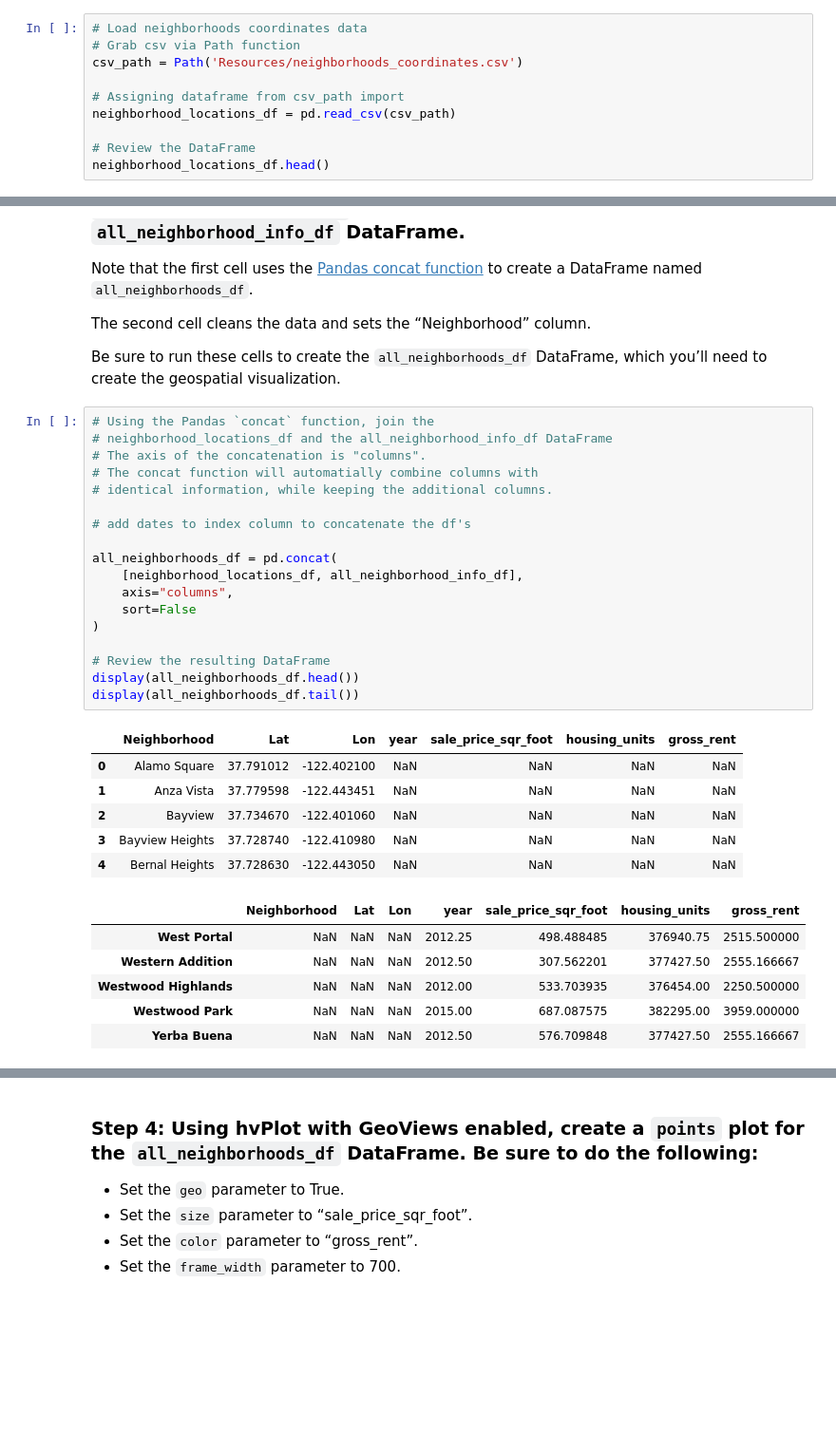
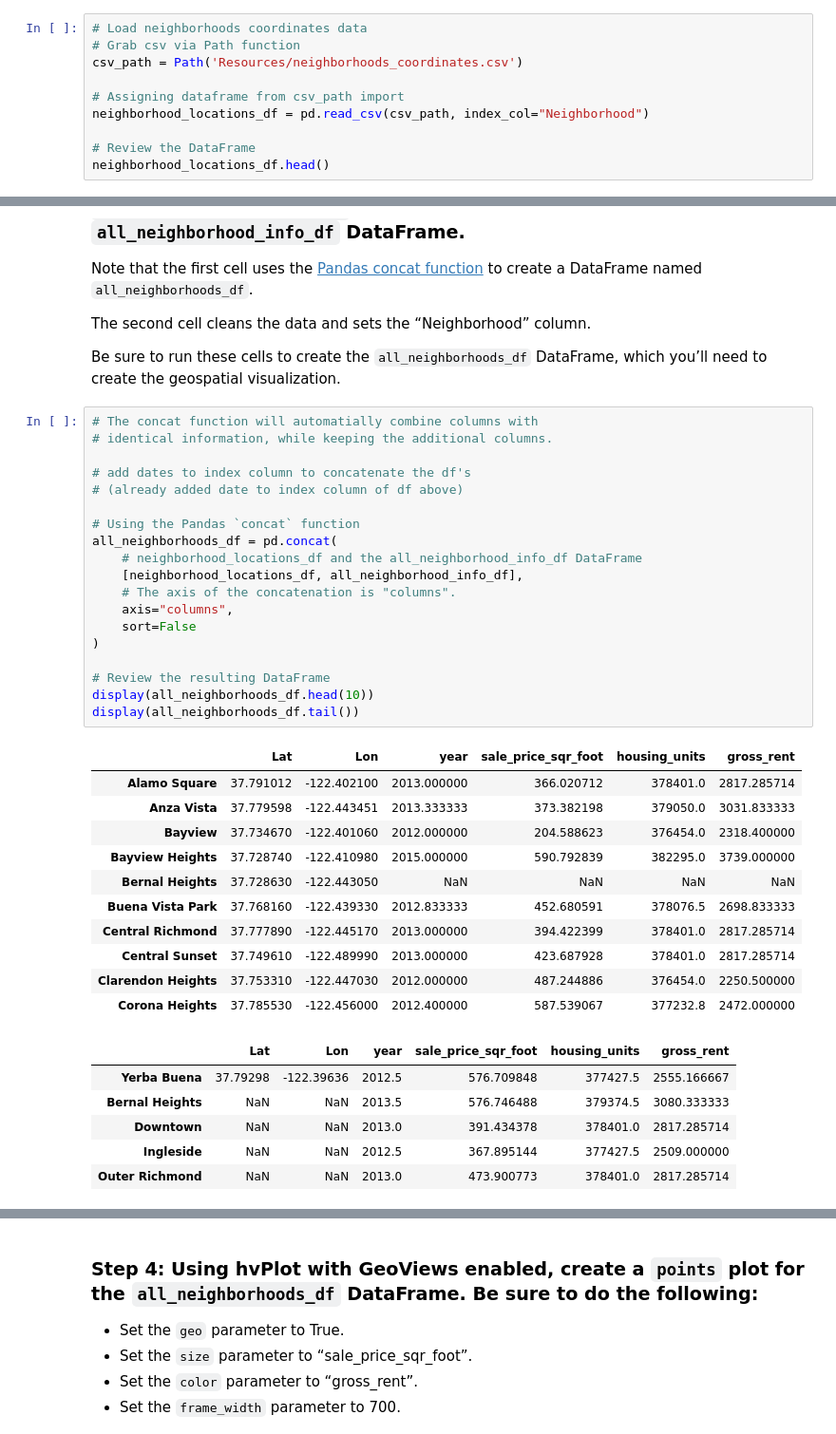
Before and after one commit to AndrewRBader/module6_challenge, a Jupyter notebook: san_francisco_housing.ipynb, the cells around one changed output, grey strips where cells are left out. Shown at 95% size. Drawn from its saved outputs; the diff is of its cells as text; blank space fills up the shorter version.

```diff
--- a/san_francisco_housing.ipynb
+++ b/san_francisco_housing.ipynb
@@ -441,7 +441,7 @@ Note that your resulting plot should appear similar to the following image:
 csv_path = Path('Resources/neighborhoods_coordinates.csv')
 
 # Assigning dataframe from csv_path import
-neighborhood_locations_df = pd.read_csv(csv_path)
+neighborhood_locations_df = pd.read_csv(csv_path, index_col="Neighborhood")
 
 # Review the DataFrame
 neighborhood_locations_df.head()
@@ -477,36 +483,42 @@ The second cell cleans the data and sets the “Neighborhood” column.
 
 Be sure to run these cells to create the `all_neighborhoods_df` DataFrame, which you’ll need to create the geospatial visualization.
 # %%
-# Using the Pandas `concat` function, join the
-# neighborhood_locations_df and the all_neighborhood_info_df DataFrame
-# The axis of the concatenation is "columns".
 # The concat function will automatially combine columns with
 # identical information, while keeping the additional columns.
 
 # add dates to index column to concatenate the df's
+# (already added date to index column of df above)
 
+# Using the Pandas `concat` function
 all_neighborhoods_df = pd.concat(
+    # neighborhood_locations_df and the all_neighborhood_info_df DataFrame
     [neighborhood_locations_df, all_neighborhood_info_df],
+    # The axis of the concatenation is "columns".
     axis="columns",
     sort=False
 )
 
 # Review the resulting DataFrame
-display(all_neighborhoods_df.head())
+display(all_neighborhoods_df.head(10))
 display(all_neighborhoods_df.tail())
 # %% [output]
-|  | Neighborhood | Lat | Lon | year | sale_price_sqr_foot | housing_units | gross_rent |
-| 0 | Alamo Square | 37.791012 | -122.402100 | NaN | NaN | NaN | NaN |
-| 1 | Anza Vista | 37.779598 | -122.443451 | NaN | NaN | NaN | NaN |
-| 2 | Bayview | 37.734670 | -122.401060 | NaN | NaN | NaN | NaN |
-| 3 | Bayview Heights | 37.728740 | -122.410980 | NaN | NaN | NaN | NaN |
-| 4 | Bernal Heights | 37.728630 | -122.443050 | NaN | NaN | NaN | NaN |
+|  | Lat | Lon | year | sale_price_sqr_foot | housing_units | gross_rent |
+| Alamo Square | 37.791012 | -122.402100 | 2013.000000 | 366.020712 | 378401.0 | 2817.285714 |
+| Anza Vista | 37.779598 | -122.443451 | 2013.333333 | 373.382198 | 379050.0 | 3031.833333 |
+| Bayview | 37.734670 | -122.401060 | 2012.000000 | 204.588623 | 376454.0 | 2318.400000 |
+| Bayview Heights | 37.728740 | -122.410980 | 2015.000000 | 590.792839 | 382295.0 | 3739.000000 |
+| Bernal Heights | 37.728630 | -122.443050 | NaN | NaN | NaN | NaN |
+| Buena Vista Park | 37.768160 | -122.439330 | 2012.833333 | 452.680591 | 378076.5 | 2698.833333 |
+| Central Richmond | 37.777890 | -122.445170 | 2013.000000 | 394.422399 | 378401.0 | 2817.285714 |
+| Central Sunset | 37.749610 | -122.489990 | 2013.000000 | 423.687928 | 378401.0 | 2817.285714 |
+| Clarendon Heights | 37.753310 | -122.447030 | 2012.000000 | 487.244886 | 376454.0 | 2250.500000 |
+| Corona Heights | 37.785530 | -122.456000 | 2012.400000 | 587.539067 | 377232.8 | 2472.000000 |
-|  | Neighborhood | Lat | Lon | year | sale_price_sqr_foot | housing_units | gross_rent |
-| West Portal | NaN | NaN | NaN | 2012.25 | 498.488485 | 376940.75 | 2515.500000 |
-| Western Addition | NaN | NaN | NaN | 2012.50 | 307.562201 | 377427.50 | 2555.166667 |
-| Westwood Highlands | NaN | NaN | NaN | 2012.00 | 533.703935 | 376454.00 | 2250.500000 |
-| Westwood Park | NaN | NaN | NaN | 2015.00 | 687.087575 | 382295.00 | 3959.000000 |
-| Yerba Buena | NaN | NaN | NaN | 2012.50 | 576.709848 | 377427.50 | 2555.166667 |
+|  | Lat | Lon | year | sale_price_sqr_foot | housing_units | gross_rent |
+| Yerba Buena | 37.79298 | -122.39636 | 2012.5 | 576.709848 | 377427.5 | 2555.166667 |
+| Bernal Heights | NaN | NaN | 2013.5 | 576.746488 | 379374.5 | 3080.333333 |
+| Downtown | NaN | NaN | 2013.0 | 391.434378 | 378401.0 | 2817.285714 |
+| Ingleside | NaN | NaN | 2012.5 | 367.895144 | 377427.5 | 2509.000000 |
+| Outer Richmond | NaN | NaN | 2013.0 | 473.900773 | 378401.0 | 2817.285714 |
 # %%
 # Call the dropna function to remove any neighborhoods that do not have data
 all_neighborhoods_df = all_neighborhoods_df.reset_index().dropna()
```
Also changed, not shown: parts of 6 cells of this notebook.
